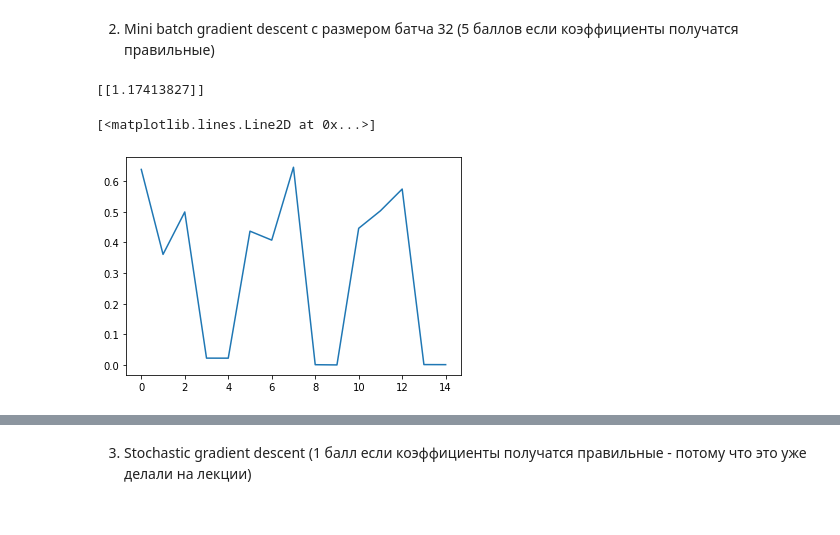
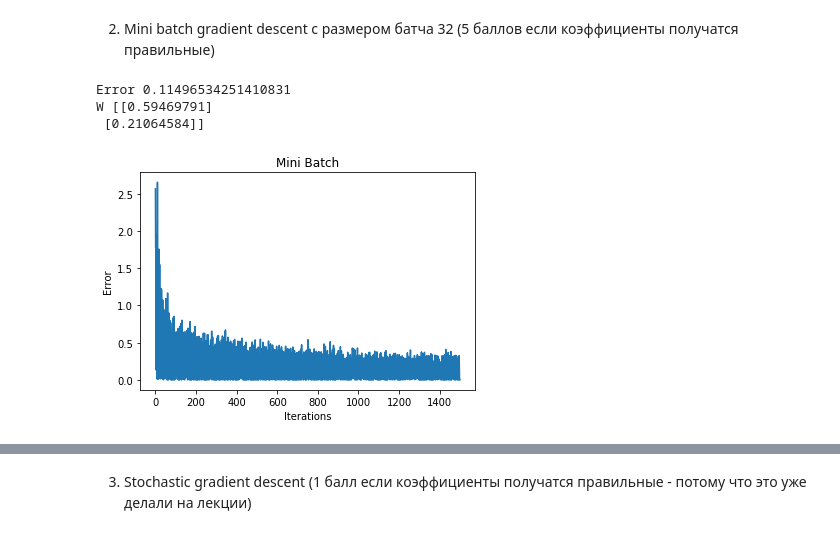
Before and after one commit to evoancarthur/DSML, a Jupyter notebook: Lecture2/ex1data1/ex1data1.ipynb, the cells around one changed output, grey strips where cells are left out. Saved outputs shown, nothing was run; the diff lists cells and outputs as text; code cells hidden in the pictures.

```diff
--- a/Lecture2/ex1data1/ex1data1.ipynb
+++ b/Lecture2/ex1data1/ex1data1.ipynb
@@ -123,26 +153,36 @@ def create_mini_batches(X, y, batch_size):
     return mini_batches
 
 # function to perform mini-batch gradient descent
-def mb_gradientDescent(X, y, batch_size, max_iters):
+def mb_gradientDescent(X, y, learning_rate, batch_size, max_iters):
     theta = np.zeros((X.shape[1], 1))
     error_list = []
-    for itr in range(max_iters):
+    iter_num = 0
+    while iter_num < max_iters:
         mini_batches = create_mini_batches(X, y, batch_size)
         for mini_batch in mini_batches:
             X_mini, y_mini = mini_batch
-            theta = theta - gradient(X_mini, y_mini, theta) / max_iters
+            theta = theta - learning_rate * gradient(X_mini, y_mini, theta)
             error_list.append(cost(X_mini, y_mini, theta))
-
+            iter_num += 1
     return theta, error_list
-
-mb_X = X[:,[0]]
-mb_y = y
-
-mb_theta, mb_error_list = mb_gradientDescent(mb_X, mb_y, 32, 3)
-print(mb_theta)
-
-plt.plot(range(len(mb_error_list)), mb_error_list)
-# %% [output]
-[[1.17413827]]
-[<matplotlib.lines.Line2D at 0x...>]
-[figure, removed]
+# %%
+%%time
+
+mb_X = X
+mb_y = y
+
+mb_theta, mb_error_list = mb_gradientDescent(mb_X, mb_y, 1e-3, 32, 15e2)
+
+print('Error', mserror(mb_y, np.asarray(mb_error_list).reshape(-1)))
+print('W', mb_theta)
+
+plt.plot(range(len(mb_error_list)), mb_error_list)
+plt.xlabel('Iterations')
+plt.ylabel('Error')
+plt.title('Mini Batch')
+plt.show()
+# %% [output]
+Error 0.11496534251410831
+W [[0.59469791]
+ [0.21064584]]
+[figure, added]
```
Also changed, not shown: parts of 10 cells of this notebook.
